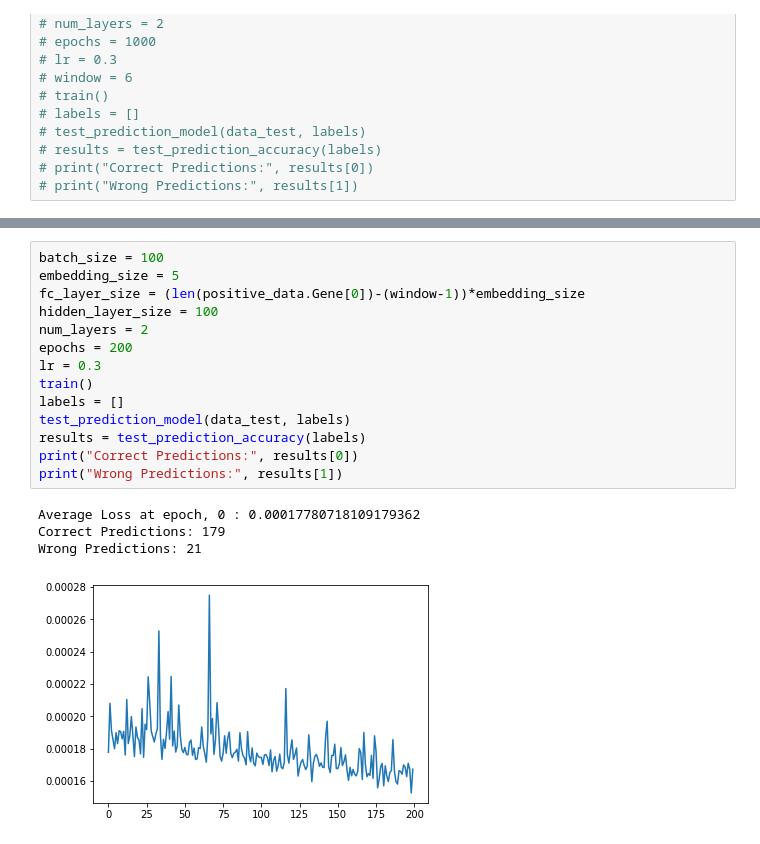
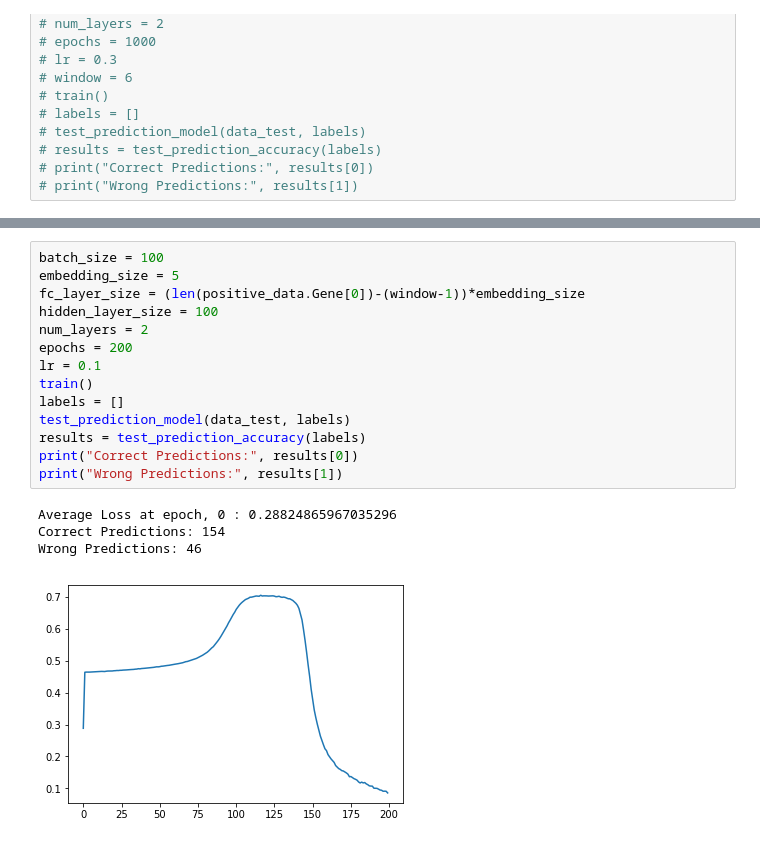
Before and after one commit to siddarthhari95/Gene-Annotation, a Jupyter notebook: Gene_Annotation.ipynb, the cells around one changed output, grey strips where cells are left out. Drawn from its saved outputs; the diff is of its cells as text.

Commit message:
Added various test prediction with different hyper parameters

```diff
--- a/Gene_Annotation.ipynb
+++ b/Gene_Annotation.ipynb
@@ -330,22 +351,22 @@ print("Wrong Predictions:", results[1])
 # %%
 batch_size = 100
 embedding_size = 5
 fc_layer_size = (len(positive_data.Gene[0])-(window-1))*embedding_size
 hidden_layer_size = 100
 num_layers = 2
 epochs = 200
-lr = 0.3
+lr = 0.1
 train()
 labels = []
 test_prediction_model(data_test, labels)
 results = test_prediction_accuracy(labels)
 print("Correct Predictions:", results[0])
 print("Wrong Predictions:", results[1])
 # %% [output]
-Average Loss at epoch, 0 : 0.00017780718109179362
-Correct Predictions: 179
-Wrong Predictions: 21
+Average Loss at epoch, 0 : 0.28824865967035296
+Correct Predictions: 154
+Wrong Predictions: 46
-[figure, old version]
+[figure, new version]
 # %%
 batch_size = 100
 embedding_size = 5
```
Also changed, not shown: parts of 6 cells of this notebook.
